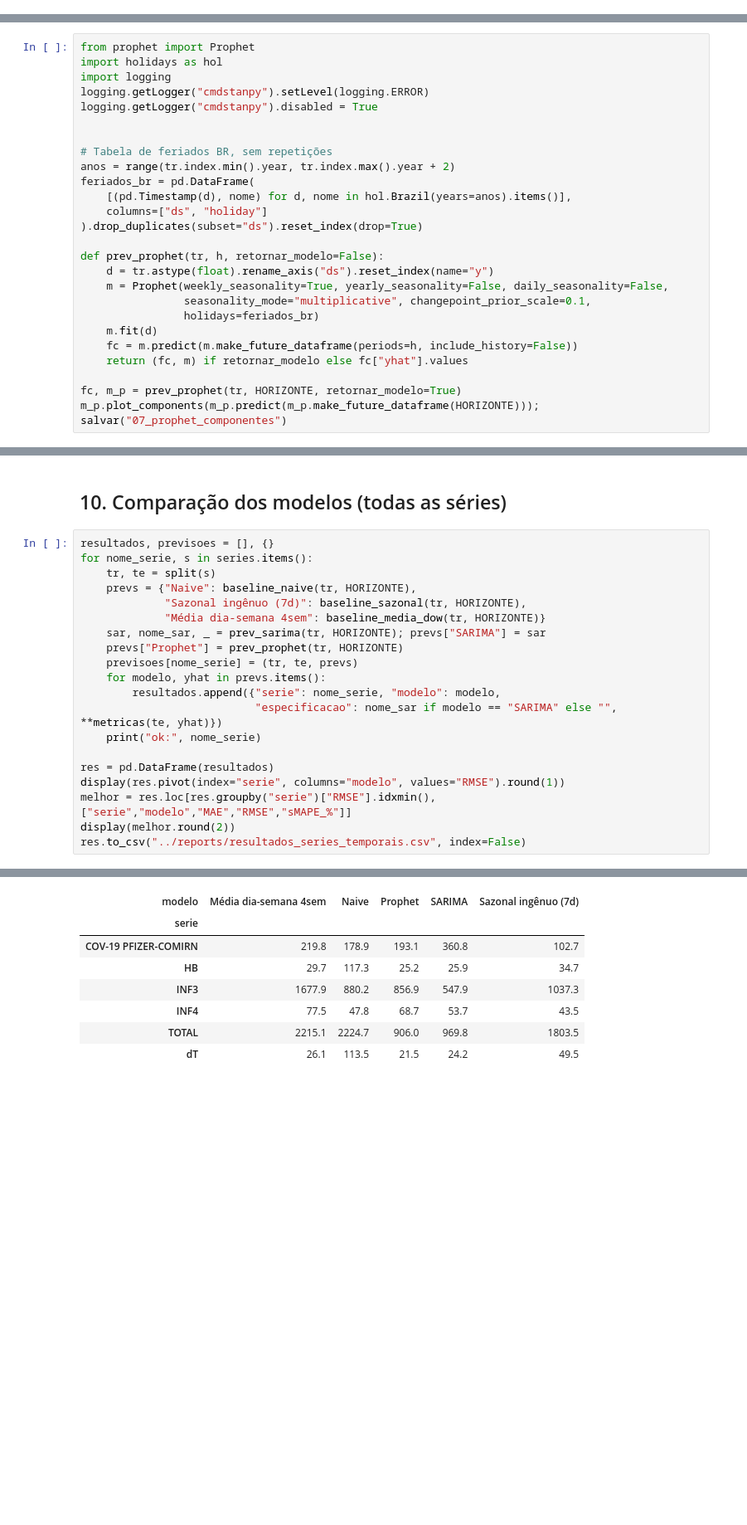
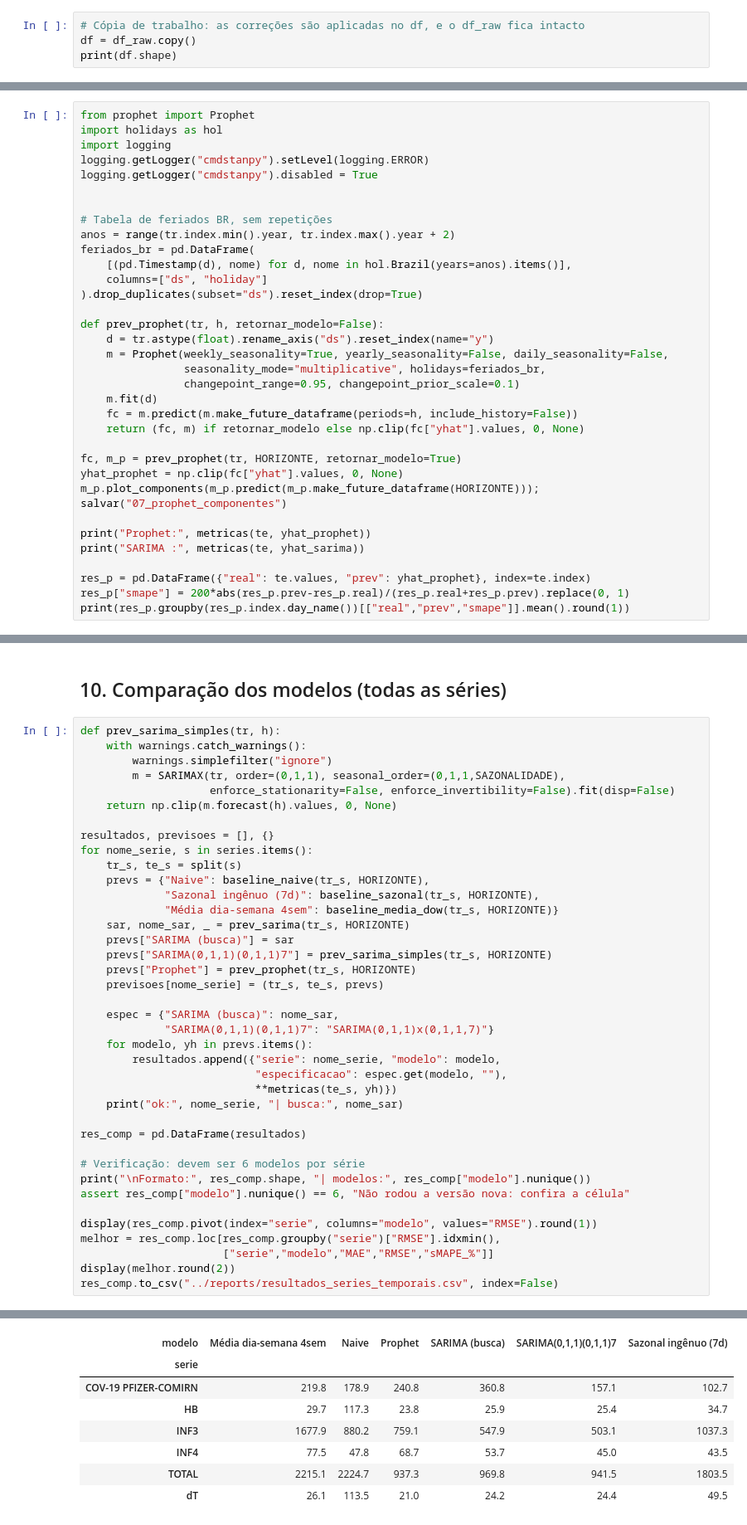
Before and after one commit to Nina-pinheiro/projeto_iv, a Jupyter notebook: notebooks/series_temporais_3.ipynb, the cells around one changed output, grey strips where cells are left out. Shown at 83% size. Drawn from its saved outputs; the diff is of its cells as text; blank space fills up the shorter version.

```diff
--- a/notebooks/series_temporais_3.ipynb
+++ b/notebooks/series_temporais_3.ipynb
@@ -92,0 +105,4 @@ print(df_raw.shape); df_raw.head(10)
+# %%
+# Cópia de trabalho: as correções são aplicadas no df, e o df_raw fica intacto
+df = df_raw.copy()
+print(df.shape)
@@ -299,12 +585,20 @@ feriados_br = pd.DataFrame(
 def prev_prophet(tr, h, retornar_modelo=False):
     d = tr.astype(float).rename_axis("ds").reset_index(name="y")
     m = Prophet(weekly_seasonality=True, yearly_seasonality=False, daily_seasonality=False,
-                seasonality_mode="multiplicative", changepoint_prior_scale=0.1,
-                holidays=feriados_br)
+                seasonality_mode="multiplicative", holidays=feriados_br,
+                changepoint_range=0.95, changepoint_prior_scale=0.1)
     m.fit(d)
     fc = m.predict(m.make_future_dataframe(periods=h, include_history=False))
-    return (fc, m) if retornar_modelo else fc["yhat"].values
+    return (fc, m) if retornar_modelo else np.clip(fc["yhat"].values, 0, None)
 
 fc, m_p = prev_prophet(tr, HORIZONTE, retornar_modelo=True)
+yhat_prophet = np.clip(fc["yhat"].values, 0, None)
 m_p.plot_components(m_p.predict(m_p.make_future_dataframe(HORIZONTE))); salvar("07_prophet_componentes")
+
+print("Prophet:", metricas(te, yhat_prophet))
+print("SARIMA :", metricas(te, yhat_sarima))
+
+res_p = pd.DataFrame({"real": te.values, "prev": yhat_prophet}, index=te.index)
+res_p["smape"] = 200*abs(res_p.prev-res_p.real)/(res_p.real+res_p.prev).replace(0, 1)
+print(res_p.groupby(res_p.index.day_name())[["real","prev","smape"]].mean().round(1))
 # %% [output]
@@ -312,23 +664,42 @@ m_p.plot_components(m_p.predict(m_p.make_future_dataframe(HORIZONTE))); salvar("
 # %% [markdown]
 ## 10. Comparação dos modelos (todas as séries)
 # %%
+def prev_sarima_simples(tr, h):
+    with warnings.catch_warnings():
+        warnings.simplefilter("ignore")
+        m = SARIMAX(tr, order=(0,1,1), seasonal_order=(0,1,1,SAZONALIDADE),
+                    enforce_stationarity=False, enforce_invertibility=False).fit(disp=False)
+    return np.clip(m.forecast(h).values, 0, None)
+
 resultados, previsoes = [], {}
 for nome_serie, s in series.items():
-    tr, te = split(s)
-    prevs = {"Naive": baseline_naive(tr, HORIZONTE),
-             "Sazonal ingênuo (7d)": baseline_sazonal(tr, HORIZONTE),
-             "Média dia-semana 4sem": baseline_media_dow(tr, HORIZONTE)}
-    sar, nome_sar, _ = prev_sarima(tr, HORIZONTE); prevs["SARIMA"] = sar
-    prevs["Prophet"] = prev_prophet(tr, HORIZONTE)
-    previsoes[nome_serie] = (tr, te, prevs)
-    for modelo, yhat in prevs.items():
+    tr_s, te_s = split(s)
+    prevs = {"Naive": baseline_naive(tr_s, HORIZONTE),
+             "Sazonal ingênuo (7d)": baseline_sazonal(tr_s, HORIZONTE),
+             "Média dia-semana 4sem": baseline_media_dow(tr_s, HORIZONTE)}
+    sar, nome_sar, _ = prev_sarima(tr_s, HORIZONTE)
+    prevs["SARIMA (busca)"] = sar
+    prevs["SARIMA(0,1,1)(0,1,1)7"] = prev_sarima_simples(tr_s, HORIZONTE)
+    prevs["Prophet"] = prev_prophet(tr_s, HORIZONTE)
+    previsoes[nome_serie] = (tr_s, te_s, prevs)
+
+    espec = {"SARIMA (busca)": nome_sar,
+             "SARIMA(0,1,1)(0,1,1)7": "SARIMA(0,1,1)x(0,1,1,7)"}
+    for modelo, yh in prevs.items():
         resultados.append({"serie": nome_serie, "modelo": modelo,
-                           "especificacao": nome_sar if modelo == "SARIMA" else "", **metricas(te, yhat)})
-    print("ok:", nome_serie)
+                           "especificacao": espec.get(modelo, ""),
+                           **metricas(te_s, yh)})
+    print("ok:", nome_serie, "| busca:", nome_sar)
 
-res = pd.DataFrame(resultados)
-display(res.pivot(index="serie", columns="modelo", values="RMSE").round(1))
-melhor = res.loc[res.groupby("serie")["RMSE"].idxmin(), ["serie","modelo","MAE","RMSE","sMAPE_%"]]
+res_comp = pd.DataFrame(resultados)
+
+# Verificação: devem ser 6 modelos por série
+print("\nFormato:", res_comp.shape, "| modelos:", res_comp["modelo"].nunique())
+assert res_comp["modelo"].nunique() == 6, "Não rodou a versão nova: confira a célula"
+
+display(res_comp.pivot(index="serie", columns="modelo", values="RMSE").round(1))
+melhor = res_comp.loc[res_comp.groupby("serie")["RMSE"].idxmin(),
+                      ["serie","modelo","MAE","RMSE","sMAPE_%"]]
 display(melhor.round(2))
-res.to_csv("../reports/resultados_series_temporais.csv", index=False)
+res_comp.to_csv("../reports/resultados_series_temporais.csv", index=False)
 # %% [output]
@@ -341,9 +714,9 @@ ok: dT
-| modelo | Média dia-semana 4sem | Naive | Prophet | SARIMA | Sazonal ingênuo (7d) |
-| serie |  |  |  |  |  |
-| COV-19 PFIZER-COMIRN | 219.8 | 178.9 | 193.1 | 360.8 | 102.7 |
-| HB | 29.7 | 117.3 | 25.2 | 25.9 | 34.7 |
-| INF3 | 1677.9 | 880.2 | 856.9 | 547.9 | 1037.3 |
-| INF4 | 77.5 | 47.8 | 68.7 | 53.7 | 43.5 |
-| TOTAL | 2215.1 | 2224.7 | 906.0 | 969.8 | 1803.5 |
-| dT | 26.1 | 113.5 | 21.5 | 24.2 | 49.5 |
+| modelo | Média dia-semana 4sem | Naive | Prophet | SARIMA (busca) | SARIMA(0,1,1)(0,1,1)7 | Sazonal ingênuo (7d) |
+| serie |  |  |  |  |  |  |
+| COV-19 PFIZER-COMIRN | 219.8 | 178.9 | 240.8 | 360.8 | 157.1 | 102.7 |
+| HB | 29.7 | 117.3 | 23.8 | 25.9 | 25.4 | 34.7 |
+| INF3 | 1677.9 | 880.2 | 759.1 | 547.9 | 503.1 | 1037.3 |
+| INF4 | 77.5 | 47.8 | 68.7 | 53.7 | 45.0 | 43.5 |
+| TOTAL | 2215.1 | 2224.7 | 937.3 | 969.8 | 941.5 | 1803.5 |
+| dT | 26.1 | 113.5 | 21.0 | 24.2 | 24.4 | 49.5 |
 |  | serie | modelo | MAE | RMSE | sMAPE_% |
```
Also changed, not shown: parts of 30 cells of this notebook, 18 other files.
